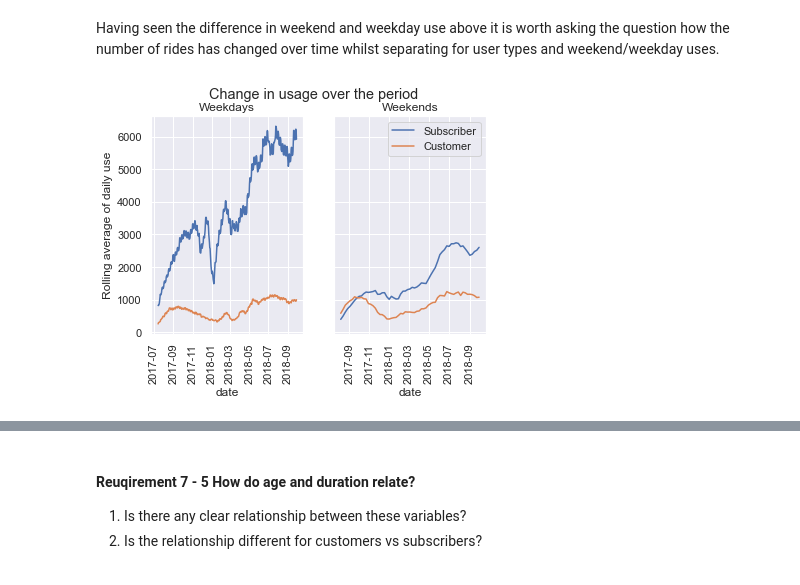
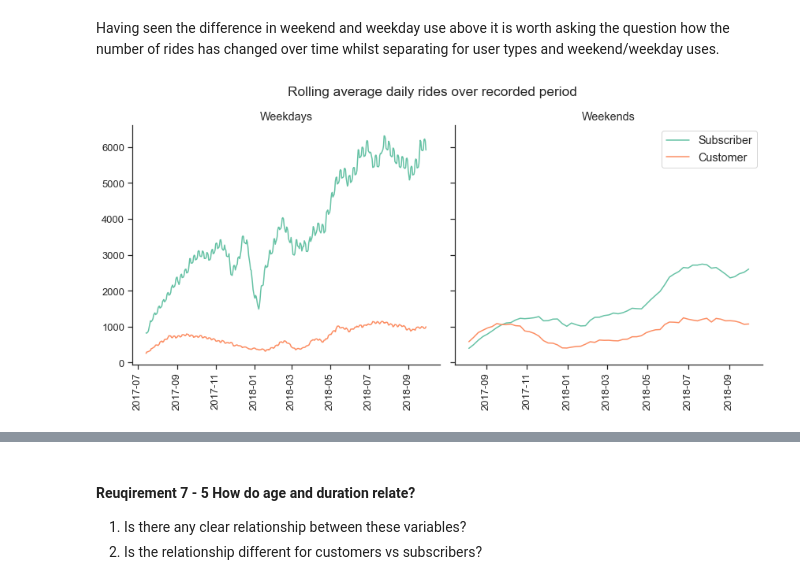
Before and after one commit to FredrickMMartin/Data_exploration_with_Python, a Jupyter notebook: Project_3_Notebook_Requirements_5_6_7_clean_ver_2.ipynb, the cells around one changed output, grey strips where cells are left out. Drawn from its saved outputs; the diff is of its cells as text; code cells hidden in the pictures.

```diff
--- a/Project_3_Notebook_Requirements_5_6_7_clean_ver_2.ipynb
+++ b/Project_3_Notebook_Requirements_5_6_7_clean_ver_2.ipynb
@@ -8,7 +8,7 @@ import collections
 import datetime as dt
 import io
 
-sns.set(style = 'darkgrid')
+sns.set(style='ticks', palette='Set2')
 # %%
 # import cleaned df
 df = pd.read_csv('cleaner_df.csv')
@@ -72,8 +72,8 @@ def agegroup(age):
     if type(age) == float and pd.isna(age):
         return
     else:
-        lower_bound = 10 * (age // 10)
-        upper_bound = lower_bound + 10
+        lower_bound = int(10 * (age // 10))
+        upper_bound = int(lower_bound + 9)
         group = "{} - {}".format(lower_bound, upper_bound)
         return group
 
@@ -328,7 +340,8 @@ This shows us that 55% of customer rides fit the definition of slightly extended
 It would also be interesting to look at this with respect to starting time of rides and day of the week.
 To do this we will add columns to the df telling us whethter the ride took place on a weekday and whether the ride took place during rush hours (7 - 10 am, 16 - 19 pm).
 # %%
-df['weekday'] = df['start_time'].dt.weekday
+df['weekday'] = df['start_time'].apply(lambda x: x.strftime("%A"))
+df['weekday'] = df['weekday'].astype('category')
 
 def rush_hour_time(x):
     """
@@ -336,5 +349,5 @@ def rush_hour_time(x):
     """
     return (x.dt.hour).between(7, 10) | (x.dt.hour).between(16, 19)
 
-df['rush_hour'] = df['weekday'].between(0,5) & rush_hour_time(df['start_time'])
+df['rush_hour'] = df['start_time'].dt.weekday.between(0,5) & rush_hour_time(df['start_time'])
 # %%
@@ -523,7 +540,7 @@ Moving onto the second question, we can look at the starting time of the routes
 We will separate this for weekdays and weekends as the usage has been shown to be significantly different within these different times.
 # %%
 df['start_hour'] = df['start_time'].dt.hour
-df['weekend'] = ~df['weekday'].between(0,5)
+df['weekend'] = ~df['start_time'].dt.weekday.between(0,5)
 df['time_in_day'] = df['start_time'].dt.hour + df['start_time'].dt.minute / 60.0
 # %% [markdown]
 We can then look at how the number of rides that start in each hour change between customers and subscribers and whether or not the day is on a weekend.
@@ -643,33 +696,42 @@ Unfortunately this has prevented any good answer to question 2.
 # %% [markdown]
 Having seen the difference in weekend and weekday use above it is worth asking the question how the number of rides has changed over time whilst separating for user types and weekend/weekday uses.
 # %%
-fig, ax = plt.subplots(ncols = 2, sharey = True)
+fig, ax = plt.subplots(ncols = 2, sharey = True, tight_layout = True, figsize = (12, 6))
 
-
+# plot subscribers on weekdays on ax[0]
 rides_by_day_subscriber_weekday = df[(df['user_type'] == 'Subscriber') & (df['weekend'] == False)].groupby('date').size()
 rides_by_day_subscriber_weekday.rolling(window = 15).mean().plot(ax = ax[0], label = 'Subscriber')
 
-
+# plot customers on weekdays on ax[0]
 rides_by_day_customer_weekday = df[(df['user_type'] == 'Customer') & (df['weekend'] == False)].groupby('date').size()
 rides_by_day_customer_weekday.rolling(window = 15).mean().plot(ax = ax[0], label = 'Customer')
 
-
+# plot subscribers on weekends on ax[1]
 rides_by_day_subscriber_weekend = df[(df['user_type'] == 'Subscriber') & df['weekend']].groupby('date').size()
 rides_by_day_subscriber_weekend.rolling(window = 6).mean().plot(ax = ax[1], label = 'Subscriber')
 
-
+# plot customers on weekends on ax[1]
 rides_by_day_customer_weekend = df[(df['user_type'] == 'Customer') & df['weekend']].groupby('date').size()
 rides_by_day_customer_weekend.rolling(window = 6).mean().plot(ax = ax[1], label = 'Customer')
 
+# adjust aesthetics and add labels / titles
 ax[0].tick_params(axis = 'x', labelrotation = 90)
+ax[0].tick_params(axis = 'both', labelsize = 13)
 ax[1].tick_params(axis = 'x', labelrotation = 90)
-ax[1].legend()
-ax[0].set_ylabel('Rolling average of daily use')
+ax[1].tick_params(axis = 'both', labelsize = 13)
 
-fig.suptitle('Change in usage over the period')
-ax[0].set_title('Weekdays')
-ax[1].set_title('Weekends')
+ax[0].set_ylabel('')
+ax[0].set_xlabel('')
+ax[1].set_xlabel('')
+fig.suptitle('Rolling average daily rides over recorded period', size = 'x-large')
+ax[0].set_title('Weekdays', size = 'large')
+ax[1].set_title('Weekends', size = 'large')
+fig.subplots_adjust(top=0.85, bottom = 0.25) # adjust the Figure in rp
 
+plt.legend(fontsize = 'large')
+sns.despine()
+
+# save figure for future use
 fig.savefig('Change_in_usage_over_the_period')
 # %% [output]
-[figure, old version]
+[figure, new version]
```
Also changed, not shown: parts of 57 cells of this notebook, 27 other files.
